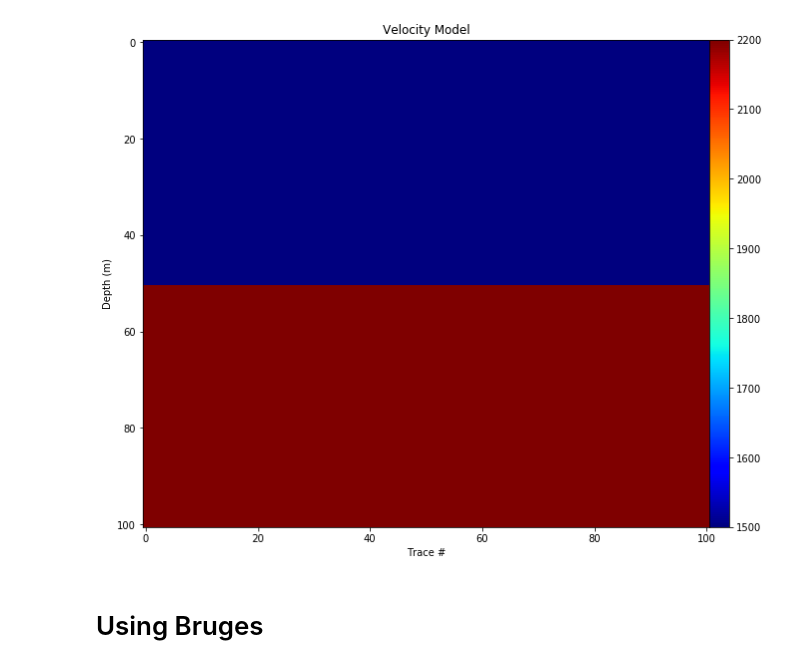
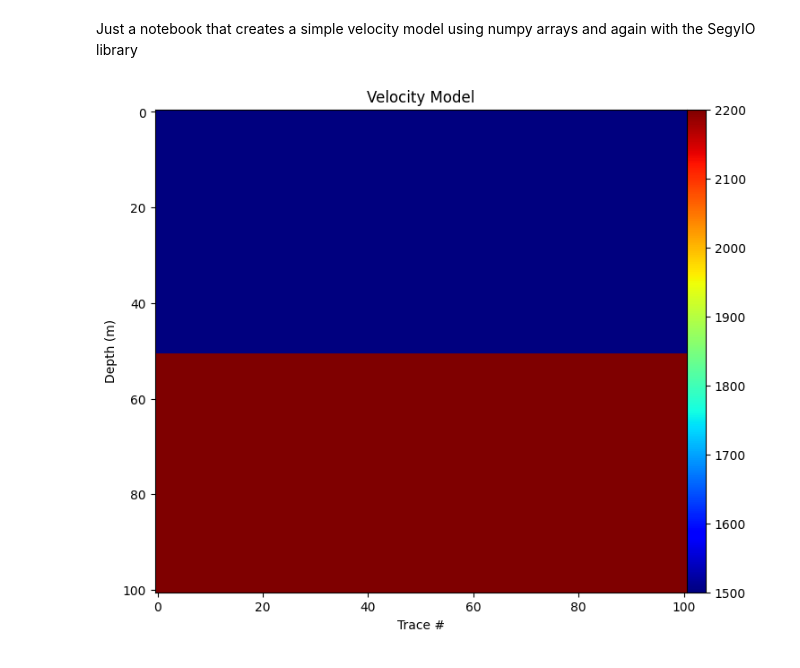
Before and after one commit to mithcell/Other, a Jupyter notebook: velocity_model_simple.ipynb, the cells around one changed output. Drawn from its saved outputs; the diff is of its cells as text; code cells hidden in the pictures.

```diff
--- a/velocity_model_simple.ipynb
+++ b/velocity_model_simple.ipynb
@@ -0,0 +1,2 @@
+# %% [markdown]
+Just a notebook that creates a simple velocity model using numpy arrays and again with the SegyIO library
@@ -1,37 +7,20 @@
 # %%
-#  https://matplotlib.org/tutorials/colors/colormaps.html
-import numpy as np
 # Define a velocity model - velocity is in m/s - 100x100 cells
 vp = np.empty((101, 101), dtype=np.float32)  #cells start at 1 not zero
 vp[:51,:] = 1500.
 vp[51:,:] = 2200.
 
-#save the transposed version to ascii format
+# save the transposed version to ascii format
 np.savetxt('velsfile.asc',np.transpose(vp),fmt='%1.7f')
 
-import subprocess
-
-#convert ascii file to .su file:
-# - set ns as number of array depths via suaddhead ns=..
-# - set grid spacing via sushw
-#a2b <velsfile.asc n1=101 | suaddhead ns=101 | sushw key=dt,d1,d2 a=10000,10,10 >velsfile.su
-
-#convert from .su to .segy file if required...
-#segyhdrs <velsfile.su segywrite tape=velsfile.segy
-
-
-
 #plot velocity model
-fig, axes = plt.subplots(1, 1, figsize=(12, 9))
-ax = axes #axes[0]
+fig, axes = plt.subplots(1, 1, figsize=(9,7))
+ax = axes
 ax.set_title("Velocity Model")
-tmp = ax.imshow(vp, cmap="jet", aspect='auto', origin='upper')
-#plt.imshow((vp), cmap='jet', 1aspect=1)
-fig.colorbar(tmp, ax=ax, pad=0, aspect=25)
+plot = ax.imshow(vp, cmap="jet", aspect='auto', origin='upper')
+fig.colorbar(plot, ax=ax, pad=0, aspect=25)
 ax.set_xlabel('Trace #')
 ax.set_ylabel('Depth (m)')
 plt.show()
 # %% [output]
-[figure, old version]
+[figure, new version]
-# %% [markdown]
-# Using Bruges
```
Also changed, not shown: parts of 5 cells of this notebook, 1 other file.
